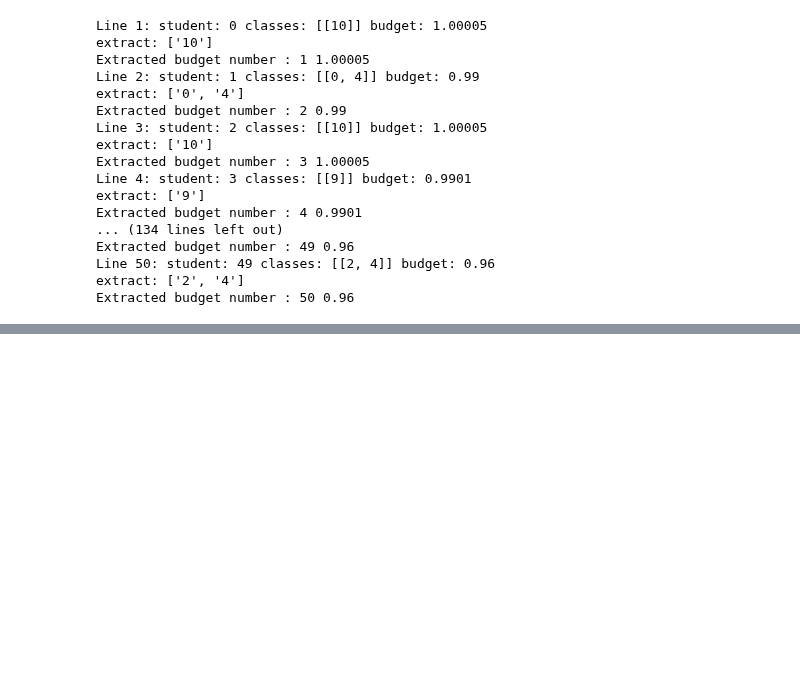
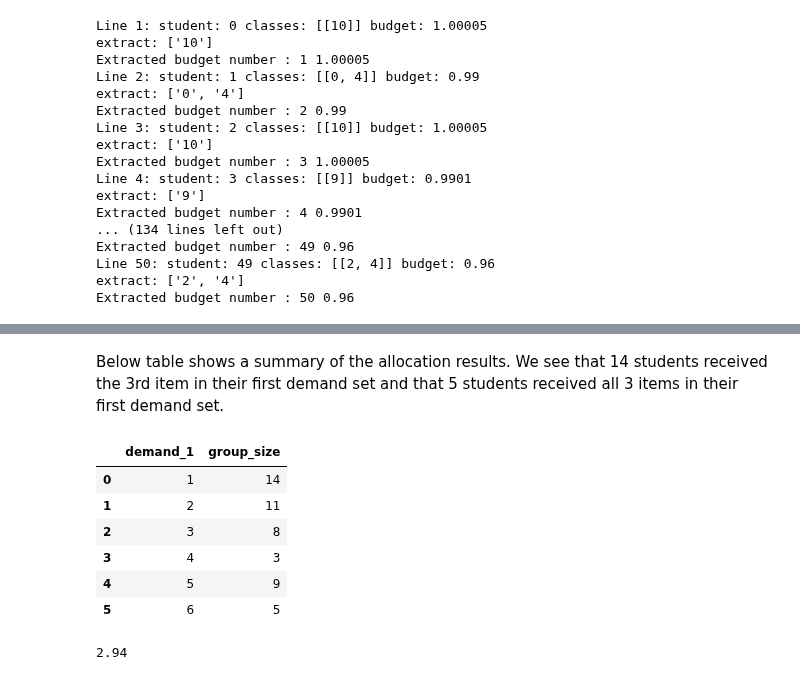
Before and after one commit to sarah-gu/course-allocation-aceei, a Jupyter notebook: ACEEI Analysis.ipynb, the cells around one changed output, grey strips where cells are left out. Cells and saved outputs as stored; diff of their text form; code cells hidden in the pictures; blank space fills up the shorter version.

```diff
--- a/ACEEI Analysis.ipynb
+++ b/ACEEI Analysis.ipynb
@@ -279,0 +292,17 @@ df
+# %% [markdown]
+Below table shows a summary of the allocation results. We see that 14 students received the 3rd item in their first demand set and that 5 students received all 3 items in their first demand set.
+# %%
+group = df.groupby("demand_1").size().reset_index(name='group_size')
+group
+# %% [output]
+|  | demand_1 | group_size |
+| 0 | 1 | 14 |
+| 1 | 2 | 11 |
+| 2 | 3 | 8 |
+| 3 | 4 | 3 |
+| 4 | 5 | 9 |
+| 5 | 6 | 5 |
+# %%
+df["demand_1"].mean()
+# %% [output]
+2.94
```
Also changed, not shown: parts of 8 cells of this notebook.
